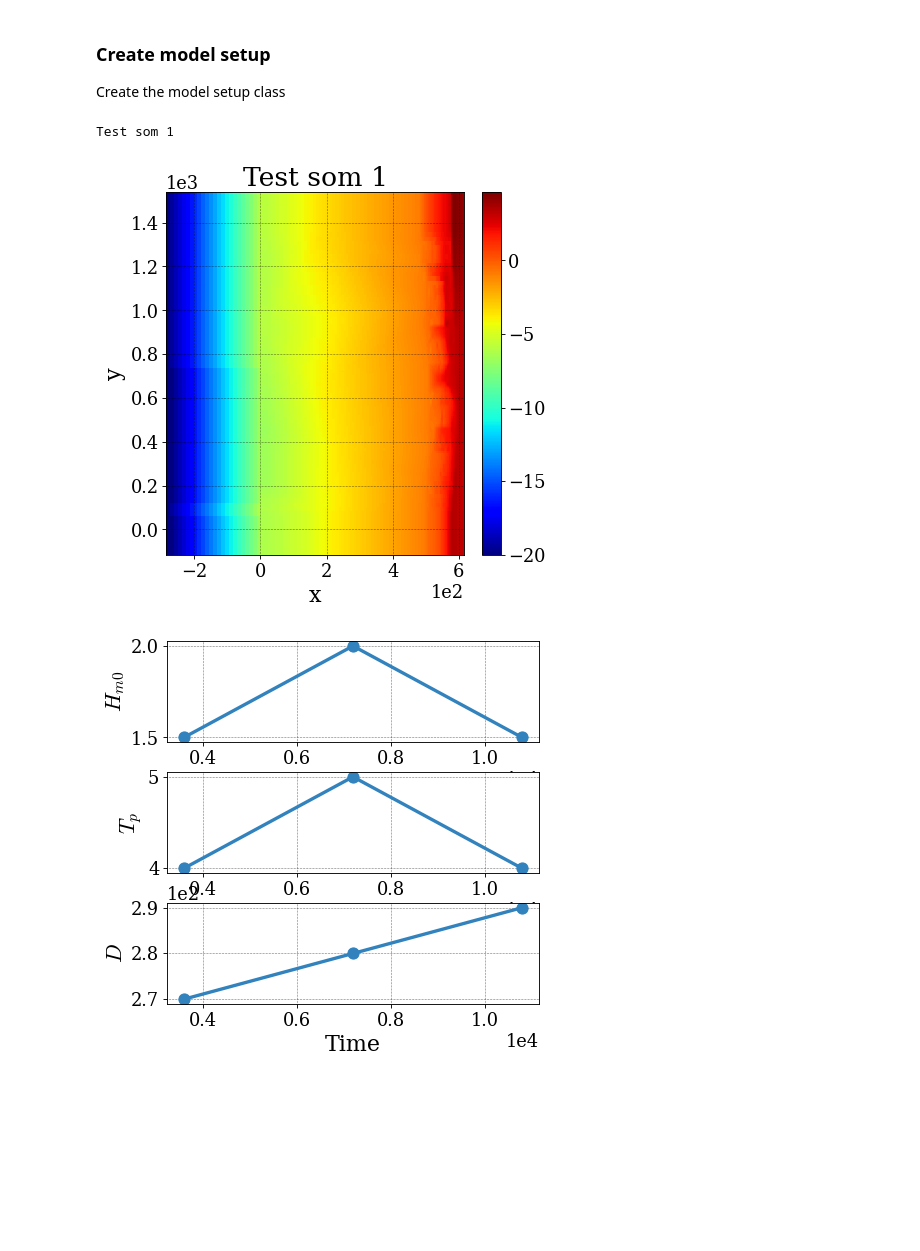
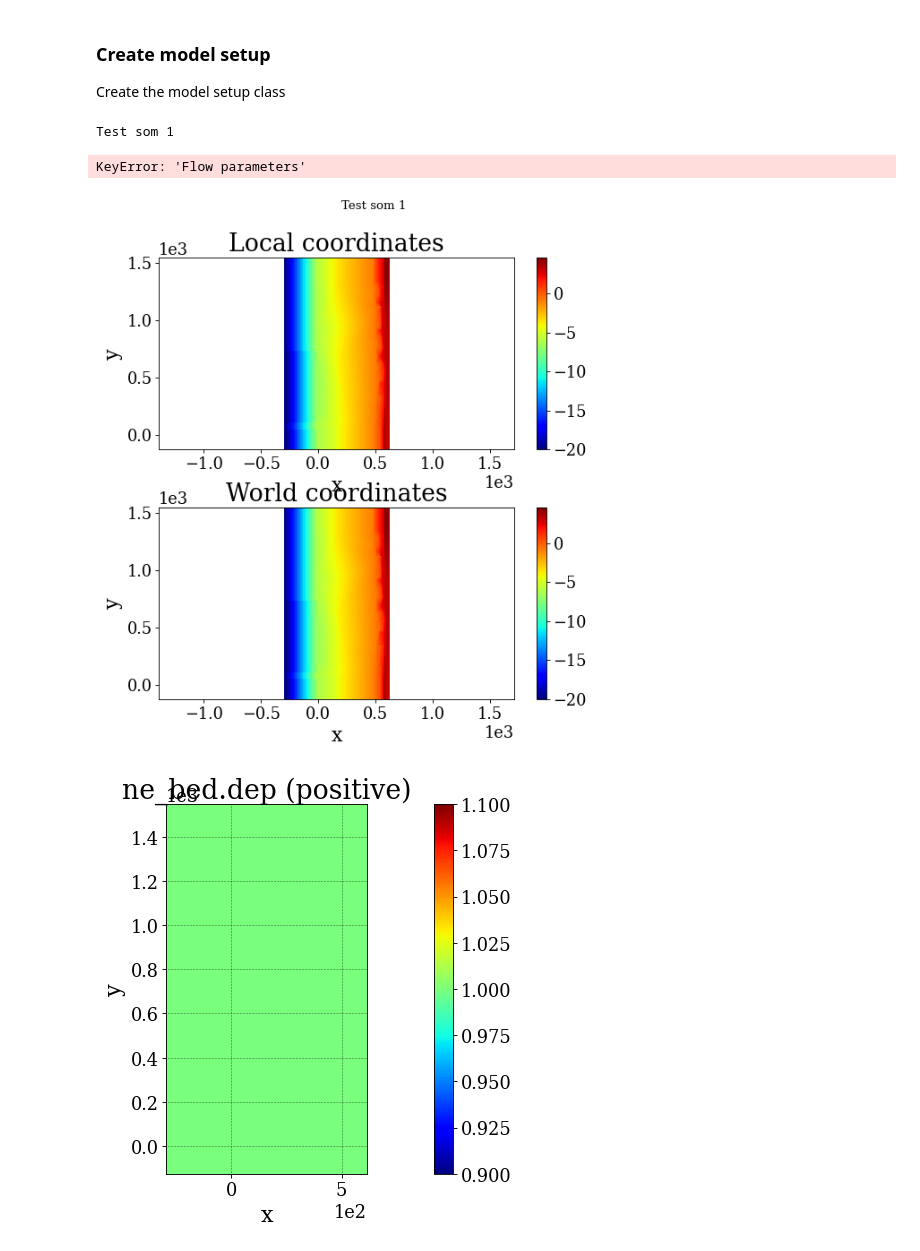
Before and after one commit to openearth/xbeach-toolbox, a Jupyter notebook: notebooks/xbeach-2D.ipynb, the cells around one changed output. Saved outputs shown, nothing was run; the diff lists cells and outputs as text; code cells hidden in the pictures; blank space fills up the shorter version.

Commit message:
added nebed and friction options to setup tools

```diff
--- a/notebooks/xbeach-2D.ipynb
+++ b/notebooks/xbeach-2D.ipynb
@@ -149,28 +150,32 @@ Create the model setup class
 # %%
 xb_setup = XBeachModelSetup('Test som 1')
 
 print(xb_setup)
 
 xb_setup.set_grid(xgr,ygr,zgr)
+xb_setup.set_nebed(np.ones_like(zgr))
+xb_setup.set_friction(np.ones_like(zgr))
+xb_setup.set_wavefriction(np.ones_like(zgr))
 
 #xb_setup.set_waves('jons',{'Hm0':2,'Tp':5,'gammajsp':3.3, 's' : 10000, 'mainang':270,'fnyq':1})
 xb_setup.set_waves('jonstable',{'Hm0':[1.5, 2, 1.5],'Tp':[4, 5, 4],'gammajsp':[3.3, 3.3, 3.3], 's' : [20,20,20], 'mainang':[270,280, 290],'duration':[3600, 3600, 3600],'dtbc':[1,1,1]})
 
 xb_setup.set_params({'Wavemodel':'surfbeat',
                      'morphology':0,
                      'befriccoef':0.01,
                      'tstop':3600,
                      'nglobalvar':['zb','zs','H'],
                      'npointvar':['zs','H'],
                      'nmeanvar':['zb'],
                      'npoints':['1 0', '6 0', '10 0', '12 0']})
 
 
 sim_path = os.path.join('xb-2D')
 if not os.path.exists(sim_path):
     os.mkdir(sim_path)
 xb_setup.write_model(os.path.join(sim_path))
 # %% [output]
 Test som 1
+KeyError: 'Flow parameters'
-[figure, old version]
+[figure, new version]
-[figure, old version]
+[figure, new version]
```
Also changed, not shown: parts of 7 cells of this notebook, 2 other files.
